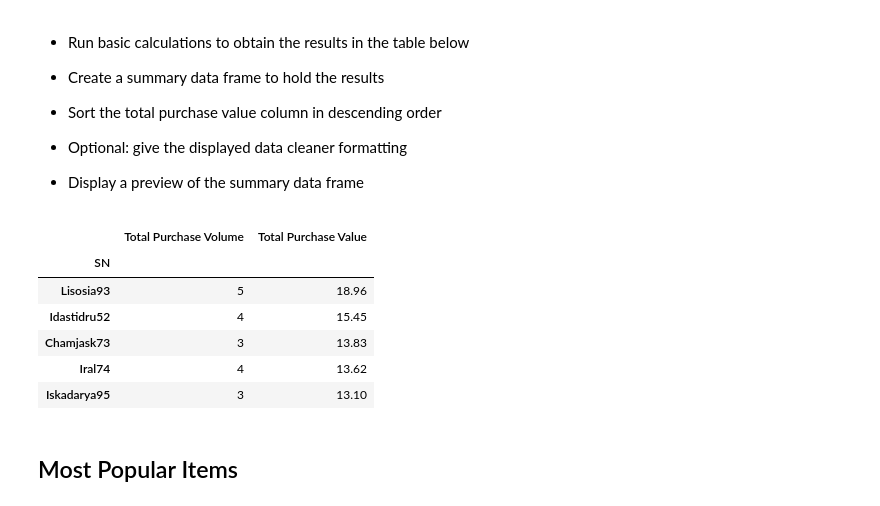
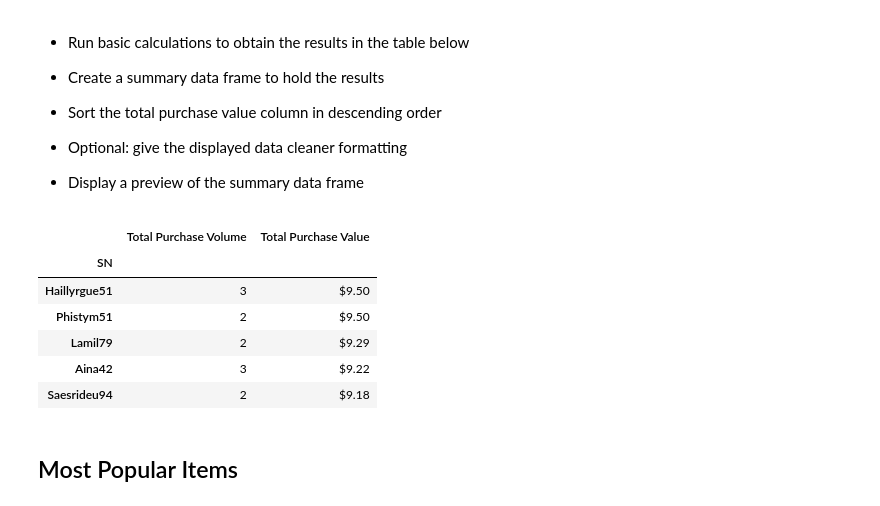
Before and after one commit to SMahashraya/pandas-challenge, a Jupyter notebook: HeroesOfPymoli_hw.ipynb, the cells around one changed output. Cells and saved outputs as stored; diff of their text form; code cells hidden in the pictures.

```diff
--- a/HeroesOfPymoli_hw.ipynb
+++ b/HeroesOfPymoli_hw.ipynb
@@ -328,16 +310,18 @@ age_prch_summ
 # %%
 spender_df = prch_df.groupby(prch_df["SN"]).agg({"Purchase ID": "count", "Price": "sum"})
 spender_df.reset_index()
-spender_df.rename(columns = {"Purchase ID": "Total Purchase Volume", "Price": "Total Purchase Value"}, inplace = True)
+spender_df.rename(columns = {"Purchase ID": "Total Purchase Volume",
+                             "Price": "Total Purchase Value"}, inplace = True)
+spender_df["Total Purchase Value"] = spender_df["Total Purchase Value"].map("${:,.2f}".format)
 spender_df.sort_values("Total Purchase Value", ascending=False).head(5)
 # %% [output]
 |  | Total Purchase Volume | Total Purchase Value |
 | SN |  |  |
-| Lisosia93 | 5 | 18.96 |
-| Idastidru52 | 4 | 15.45 |
-| Chamjask73 | 3 | 13.83 |
-| Iral74 | 4 | 13.62 |
-| Iskadarya95 | 3 | 13.10 |
+| Haillyrgue51 | 3 | $9.50 |
+| Phistym51 | 2 | $9.50 |
+| Lamil79 | 2 | $9.29 |
+| Aina42 | 3 | $9.22 |
+| Saesrideu94 | 2 | $9.18 |
 # %% [markdown]
 ## Most Popular Items
 # %% [markdown]
```
Also changed, not shown: parts of 8 cells of this notebook.
